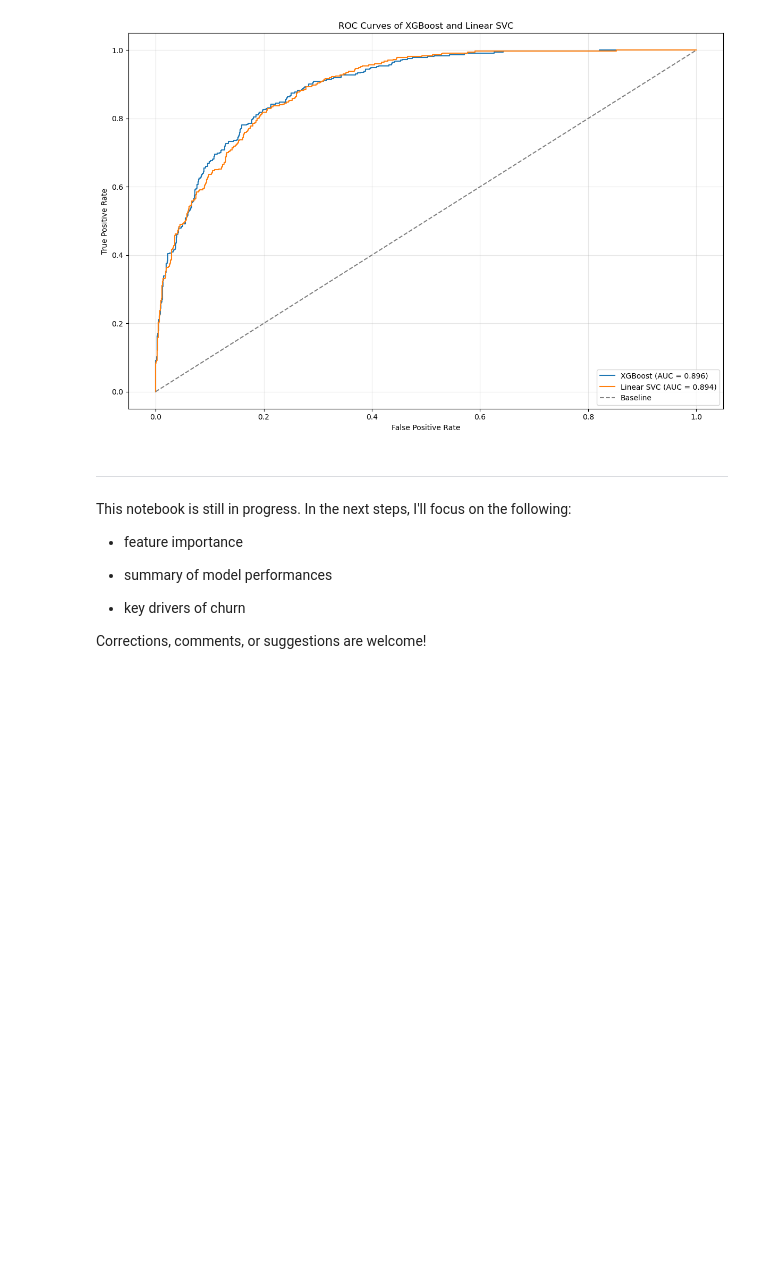
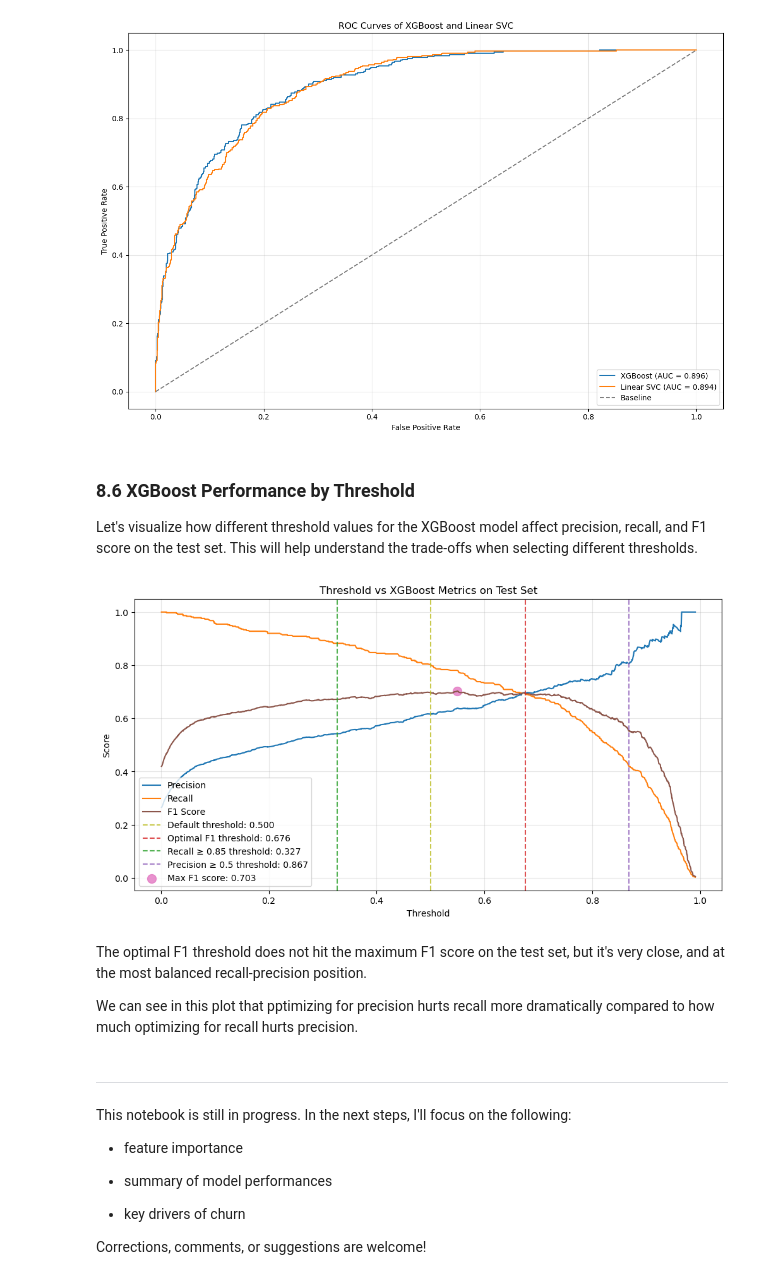
Before and after one commit to seckinadali/telco-churn-prediction, a Jupyter notebook: notebooks/03_modeling_and_evaluation.ipynb, the cells around one changed output. Saved outputs shown, nothing was run; the diff lists cells and outputs as text; code cells hidden in the pictures; blank space fills up the shorter version.

Commit message:
Plot the effect of threshold adjustment on xgboost performance

```diff
--- a/notebooks/03_modeling_and_evaluation.ipynb
+++ b/notebooks/03_modeling_and_evaluation.ipynb
@@ -1541,6 +1541,63 @@ plt.tight_layout()
 plt.show()
 # %% [output]
 [figure]
+# %% [markdown]
+### 8.6 XGBoost Performance by Threshold
+
+Let's visualize how different threshold values for the XGBoost model affect precision, recall, and F1 score on the test set. This will help understand the trade-offs when selecting different thresholds.
+# %%
+# PR curve for XGBoost calculated again for convenience
+precisions, recalls, thresholds = precision_recall_curve(y_test, y_test_prob_xgb)
+
+f1_scores = [
+    2 * (p * r) / (p + r) if (p + r) > 0 else 0
+    for p, r in zip(precisions[:-1], recalls[:-1])
+]
+
+# Find the threshold that gives the maximum F1 score on the test set
+max_f1_idx = np.argmax(f1_scores)
+test_optimal_f1_threshold = thresholds[max_f1_idx]
+max_f1_score = f1_scores[max_f1_idx]
+# %%
+# Plot metrics separately
+plt.figure(figsize=(12, 6))
+plt.plot(thresholds, precisions[:-1], label='Precision')
+plt.plot(thresholds, recalls[:-1], label='Recall')
+plt.plot(thresholds, f1_scores, label='F1 Score', color='tab:brown')
+
+plt.axvline(x=default_threshold, color='tab:olive',
+            linestyle='--', alpha=0.8,
+            label=f"Default threshold: {default_threshold:.3f}")
+
+plt.axvline(x=optimal_f1_threshold, color='tab:red',
+            linestyle='--', alpha=0.8,
+            label=f"Optimal F1 threshold: {optimal_f1_threshold:.3f}")
+
+plt.axvline(x=recall_threshold, color='tab:green',
+            linestyle='--', alpha=0.8,
+            label=f"Recall ≥ 0.85 threshold: {recall_threshold:.3f}")
+
+plt.axvline(x=precision_threshold, color='tab:purple',
+            linestyle='--', alpha=0.8,
+            label=f"Precision ≥ 0.5 threshold: {precision_threshold:.3f}")
+
+# Add a marker at the maximum F1 score point
+plt.scatter(test_optimal_f1_threshold, max_f1_score,
+            color='tab:pink', s=100, alpha=0.8,
+            label=f"Max F1 score: {max_f1_score:.3f}")
+
+plt.xlabel('Threshold')
+plt.ylabel('Score')
+plt.title('Threshold vs XGBoost Metrics on Test Set')
+plt.legend(loc='lower left')
+plt.grid(alpha=0.3)
+plt.show()
+# %% [output]
+[figure, added]
+# %% [markdown]
+The optimal F1 threshold does not hit the maximum F1 score on the test set, but it's very close, and at the most balanced recall-precision position.
+
+We can see in this plot that pptimizing for precision hurts recall more dramatically compared to how much optimizing for recall hurts precision.
 # %% [markdown]
 ---
 
```
